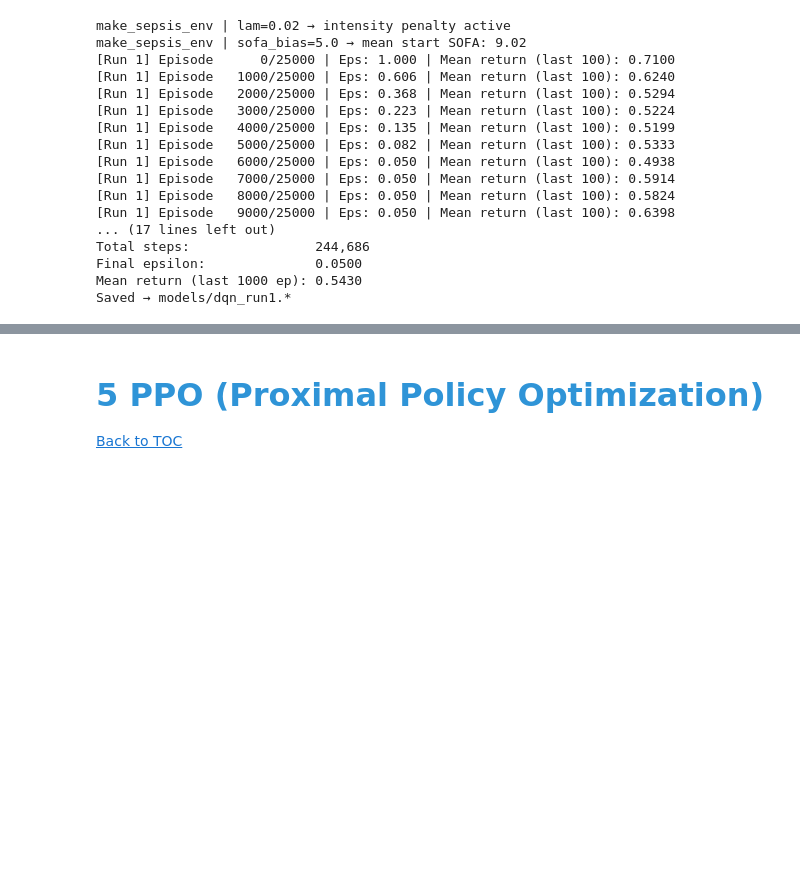
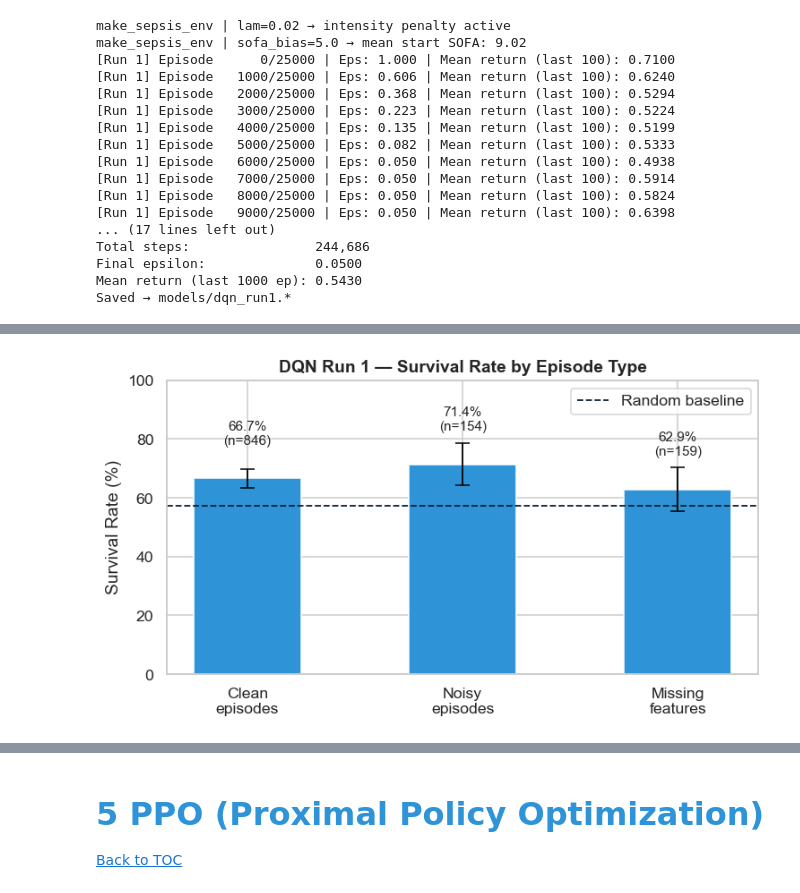
Before and after one commit to mariamiguel720/Reinforcement-Learning-Project-25-26, a Jupyter notebook: RL_Config_B.ipynb, the cells around one changed output, grey strips where cells are left out. Cells and saved outputs as stored; diff of their text form; code cells hidden in the pictures; blank space fills up the shorter version.

```diff
--- a/RL_Config_B.ipynb
+++ b/RL_Config_B.ipynb
@@ -906,0 +866,11 @@ NameError: name 'r1' is not defined
+# %%
+# Load the best DQN model from the saved file
+dqn_online = QNetwork().to(device)
+dqn_online.load_state_dict(torch.load('models/dqn_run1.pth', map_location=device))
+dqn_online.eval()
+
+# Evaluate DQN on the clinical environment (with wrappers) - Run 1
+dqn_eval_returns, dqn_eval_lengths, dqn_noisy, dqn_clean, dqn_missing, dqn_nomiss = \
+    evaluate(dqn_online, make_clinical_env, is_ppo=False, label='DQN', seed=SEED)
+
+DQN_SURVIVAL = float(np.mean(dqn_eval_returns > 0)) * 100
@@ -907,2 +899,11 @@ NameError: name 'r1' is not defined
+# %%
+# DQN Run 1 - Episode type comparison
+plot_episode_type_comparison(
+    dqn_noisy, dqn_clean, dqn_missing,
+    label='DQN Run 1',
+    filename='plots/dqn_run1_episode_types.png'
+)
+# %% [output]
+[figure, added]
 # %% [markdown]
 The training curve shows **high variance throughout** with no clear
```
Also changed, not shown: parts of 62 cells of this notebook, 4 other files.
